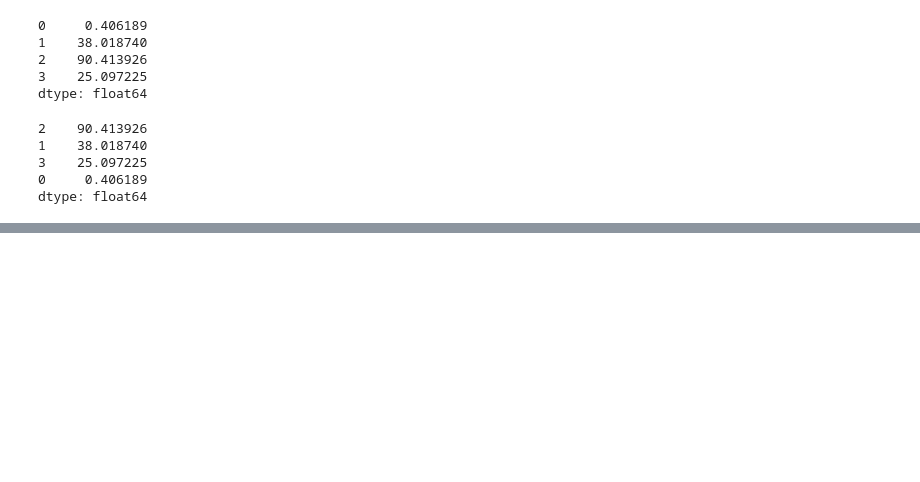
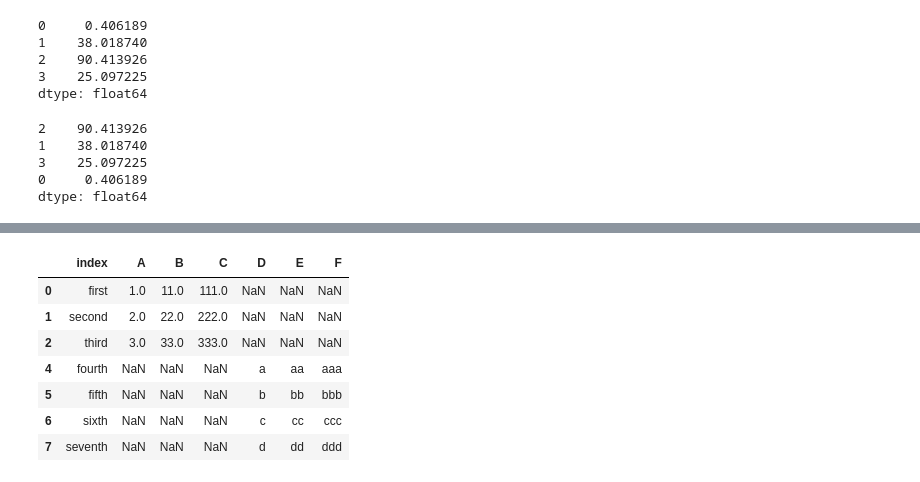
Before and after one commit to shivraj7/scalar, a Jupyter notebook: Pandas2.ipynb, the cells around one changed output, grey strips where cells are left out. Cells and saved outputs as stored; diff of their text form; code cells hidden in the pictures; blank space fills up the shorter version.

```diff
--- a/Pandas2.ipynb
+++ b/Pandas2.ipynb
@@ -1060,0 +1168,16 @@ dtype: float64
+# %%
+import pandas as pd
+data1= {
+    'A':[1,2,3,4],
+    'B':[11,22,33,44],
+    'C':[111,222,333,444]
+
+}
+df1 = pd.DataFrame(data1)
+
+data2 = {
+    'D':['a','b','c','d'],
+    'E':['aa','bb','cc','dd'],
+    'F':['aaa','bbb','ccc','ddd']
+}
+df2 = pd.DataFrame(data2)
@@ -1060,0 +1200,4 @@ dtype: float64
+# %%
+#Update index col
+df1.index=['first','second','third','fourth']
+df1
@@ -1060,0 +1210,4 @@ dtype: float64
+# %%
+#Update index col
+df2.index=['fourth','fifth','sixth','seventh']
+df2
@@ -1060,0 +1232,4 @@ dtype: float64
+# %%
+df3 = pd.concat([df1,df2])
+df3
+#note:If cols were same then there will be same cols i.e. 3
@@ -1060,0 +1258,17 @@ dtype: float64
+# %%
+#block b
+
+#The subset parameter in the drop_duplicates() method specifies the subset of columns to consider when identifying duplicate rows.
+#In this case, subset='index' indicates that only the values in the 'index' column should be considered when identifying duplicate rows.
+
+df4=df3.reset_index().drop_duplicates(subset='index',keep='last')
+df4
+# %% [output]
+|  | index | A | B | C | D | E | F |
+| 0 | first | 1.0 | 11.0 | 111.0 | NaN | NaN | NaN |
+| 1 | second | 2.0 | 22.0 | 222.0 | NaN | NaN | NaN |
+| 2 | third | 3.0 | 33.0 | 333.0 | NaN | NaN | NaN |
+| 4 | fourth | NaN | NaN | NaN | a | aa | aaa |
+| 5 | fifth | NaN | NaN | NaN | b | bb | bbb |
+| 6 | sixth | NaN | NaN | NaN | c | cc | ccc |
+| 7 | seventh | NaN | NaN | NaN | d | dd | ddd |
```
Also changed, not shown: parts of 29 cells of this notebook.
